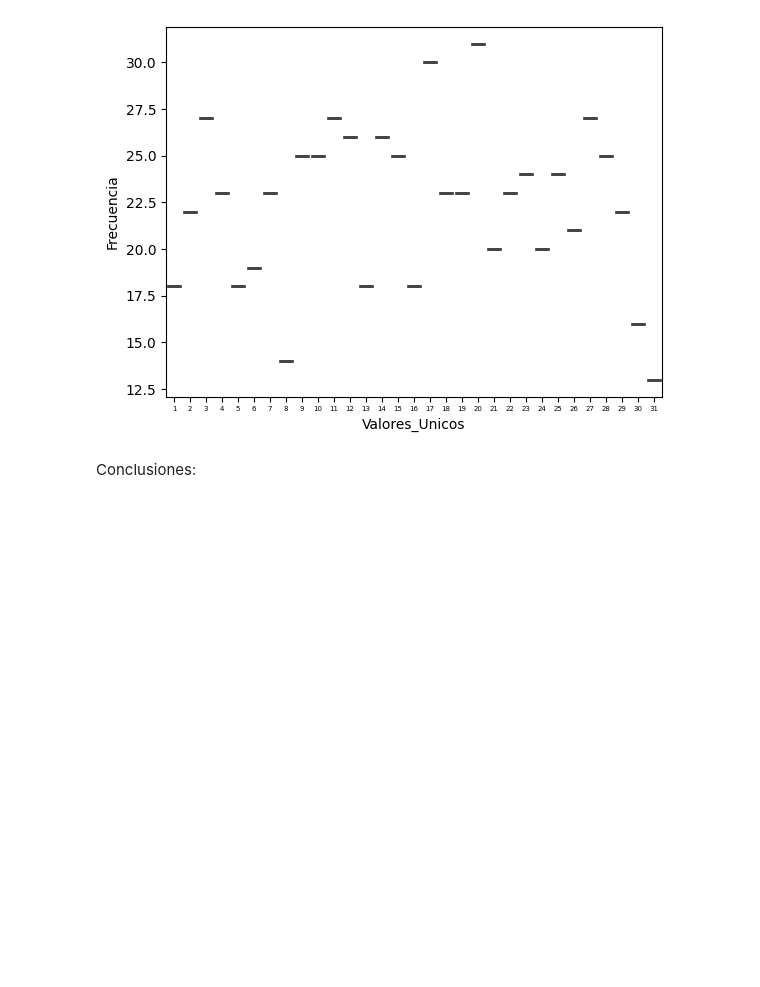
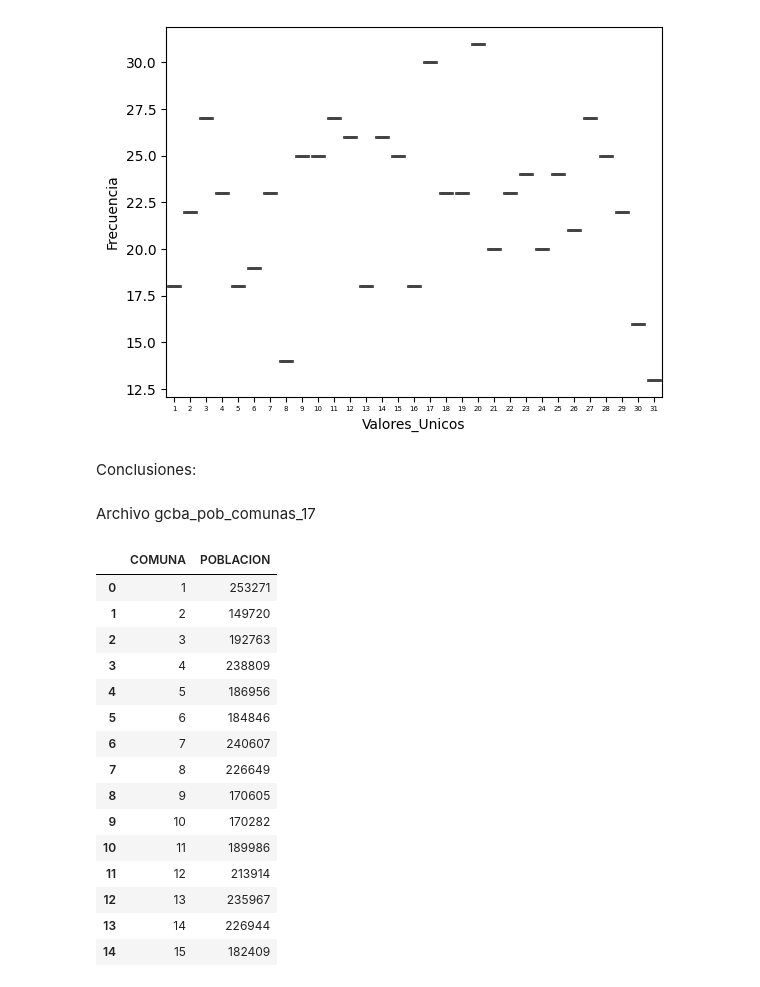
Before and after one commit to rfpcast/DA_BA_Project2, a Jupyter notebook: EDA.ipynb, the cells around one changed output. Cells and saved outputs as stored; diff of their text form; code cells hidden in the pictures; blank space fills up the shorter version.

```diff
--- a/EDA.ipynb
+++ b/EDA.ipynb
@@ -581,3 +581,26 @@ plt.show()
 [figure]
 # %% [markdown]
 Conclusiones:
+# %% [markdown]
+Archivo gcba_pob_comunas_17
+# %%
+df_gcba = pd.read_excel('Data\gcba_pob_comunas_17.xlsx')
+# %%
+df_gcba
+# %% [output]
+|  | COMUNA | POBLACION |
+| 0 | 1 | 253271 |
+| 1 | 2 | 149720 |
+| 2 | 3 | 192763 |
+| 3 | 4 | 238809 |
+| 4 | 5 | 186956 |
+| 5 | 6 | 184846 |
+| 6 | 7 | 240607 |
+| 7 | 8 | 226649 |
+| 8 | 9 | 170605 |
+| 9 | 10 | 170282 |
+| 10 | 11 | 189986 |
+| 11 | 12 | 213914 |
+| 12 | 13 | 235967 |
+| 13 | 14 | 226944 |
+| 14 | 15 | 182409 |
```
Also changed, not shown: 2 other files.
